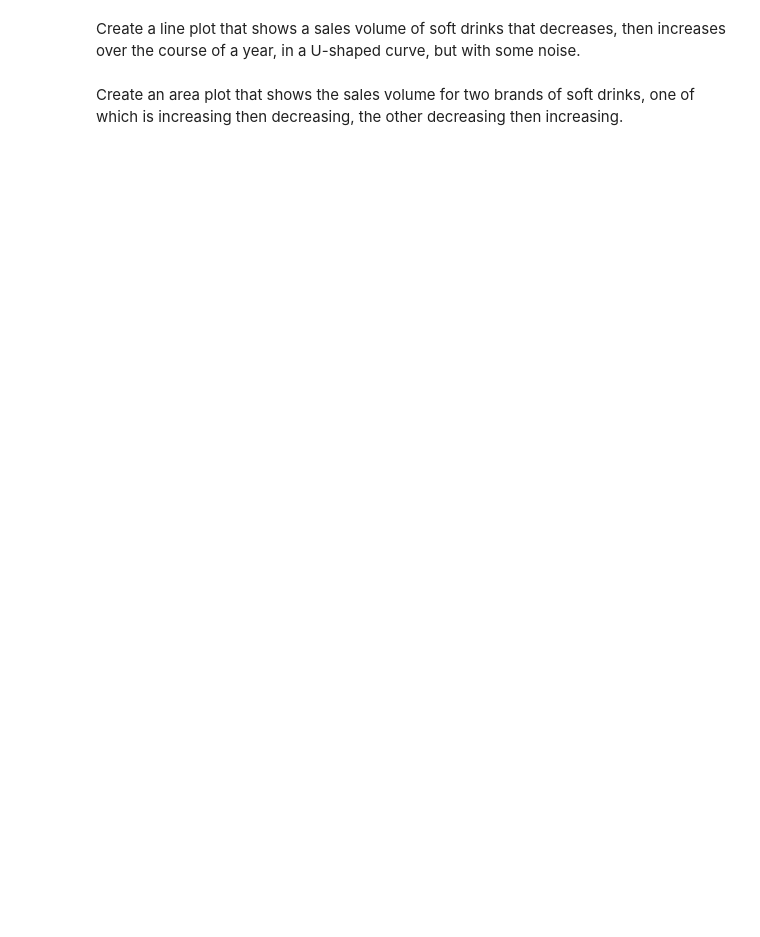
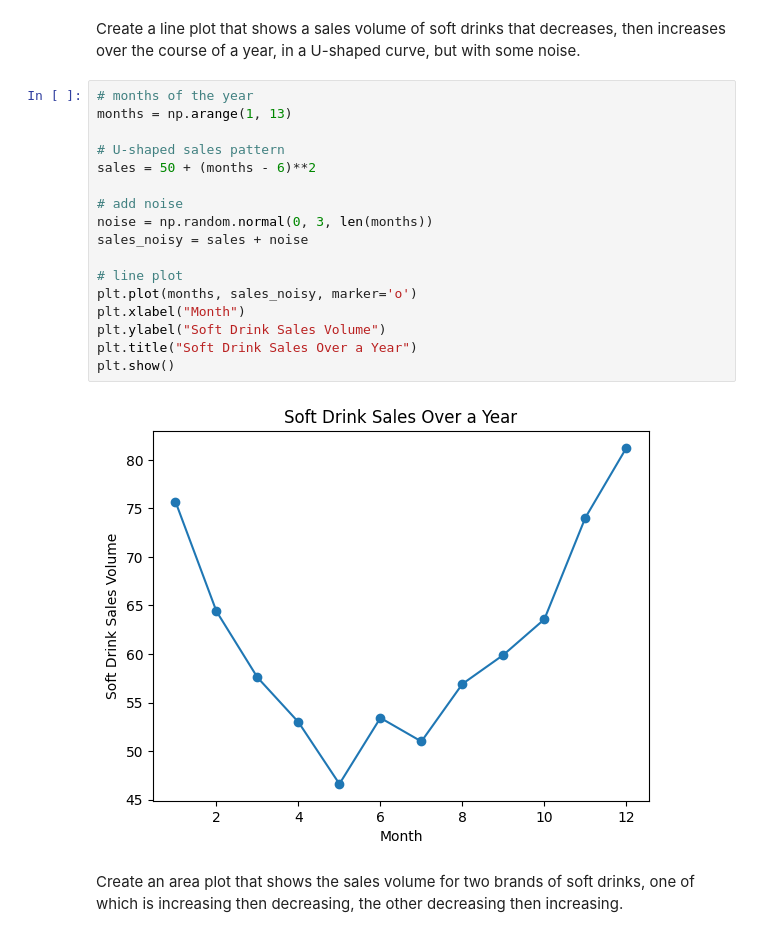
Before and after one commit to SalhaMo/Module-B-semester-2, a Jupyter notebook: Week5-concealed-answer.ipynb, the cells around one changed output. Cells and saved outputs as stored; diff of their text form; blank space fills up the shorter version.

```diff
--- a/Week5-concealed-answer.ipynb
+++ b/Week5-concealed-answer.ipynb
@@ -264,4 +270,23 @@ Image("histogram.png")
 # %% [markdown]
 Create a line plot that shows a sales volume of soft drinks that decreases, then increases over the course of a year, in a U-shaped curve, but with some noise.
+# %%
+# months of the year
+months = np.arange(1, 13)
+
+# U-shaped sales pattern
+sales = 50 + (months - 6)**2
+
+# add noise
+noise = np.random.normal(0, 3, len(months))
+sales_noisy = sales + noise
+
+# line plot
+plt.plot(months, sales_noisy, marker='o')
+plt.xlabel("Month")
+plt.ylabel("Soft Drink Sales Volume")
+plt.title("Soft Drink Sales Over a Year")
+plt.show()
+# %% [output]
+[figure, added]
 # %% [markdown]
 Create an area plot that shows the sales volume for two brands of soft drinks, one of which is increasing then decreasing, the other decreasing then increasing.
```
Also changed, not shown: parts of 7 cells of this notebook.
